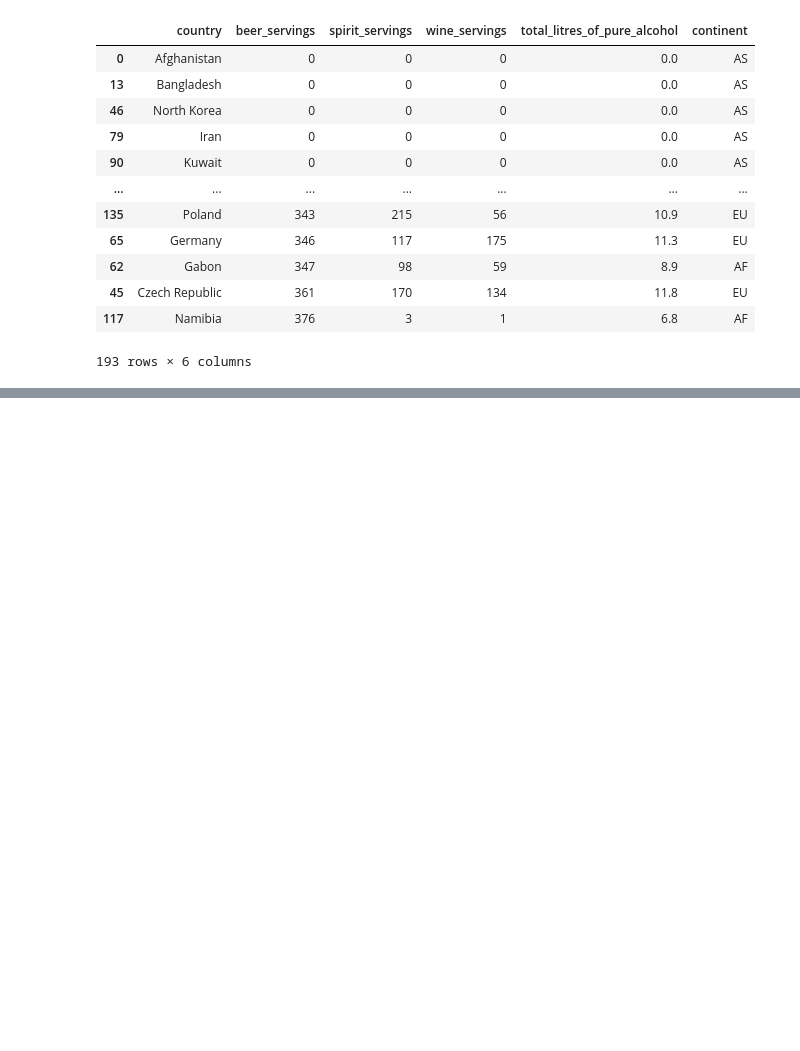
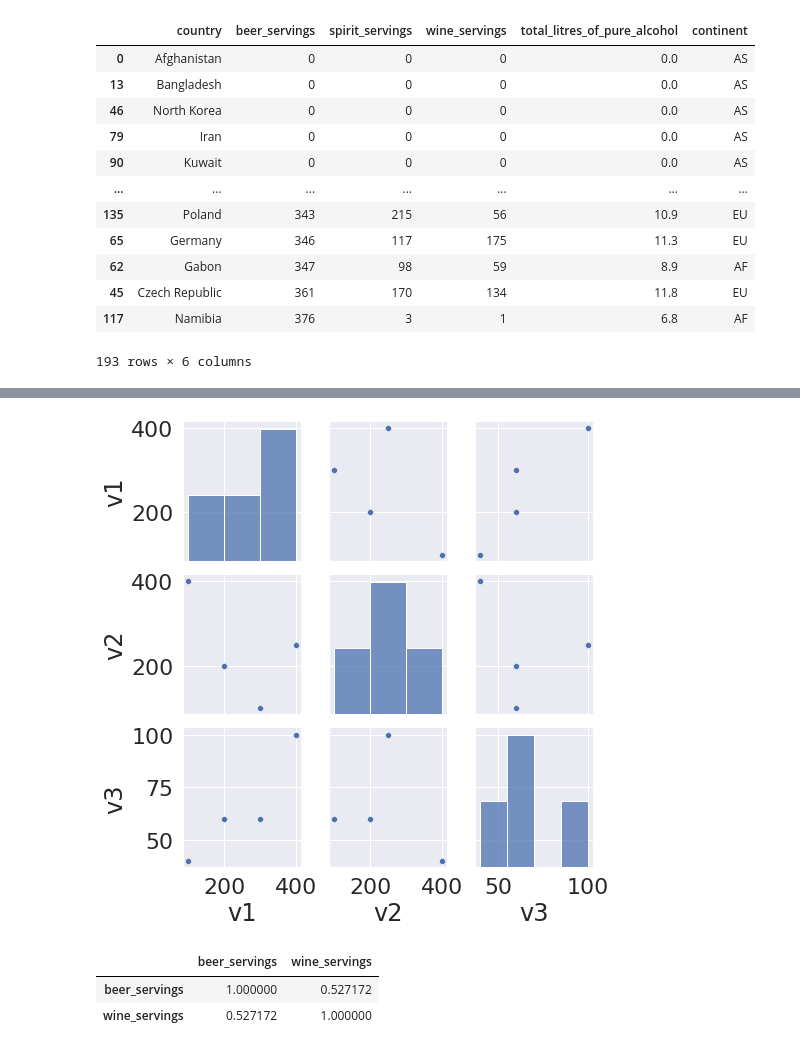
Before and after one commit to Robinkim0125/-Sparta-, a Jupyter notebook: 주류데이터분석.ipynb, the cells around one changed output, grey strips where cells are left out. Cells and saved outputs as stored; diff of their text form; code cells hidden in the pictures; blank space fills up the shorter version.

```diff
--- a/주류데이터분석.ipynb
+++ b/주류데이터분석.ipynb
@@ -393,0 +452,12 @@ drink_df.sort_values(['beer_servings','wine_servings'])
+# %%
+sns.pairplot(test_df) #산점도는 데이터 전체를 넣어야 함
+plt.show()
+# %% [output]
+[figure, added]
+# %%
+corr=drink_df[['beer_servings', 'wine_servings']].corr(method='pearson')
+corr
+# %% [output]
+|  | beer_servings | wine_servings |
+| beer_servings | 1.000000 | 0.527172 |
+| wine_servings | 0.527172 | 1.000000 |
```
Also changed, not shown: parts of 37 cells of this notebook.
